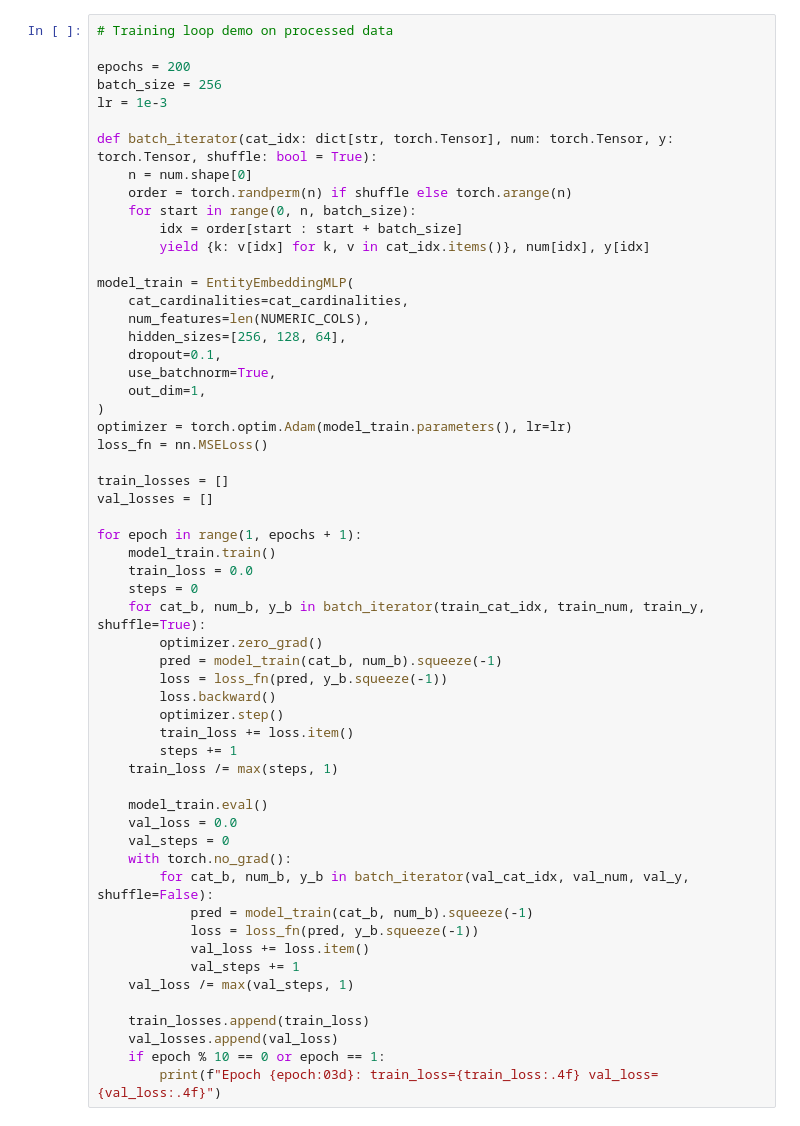
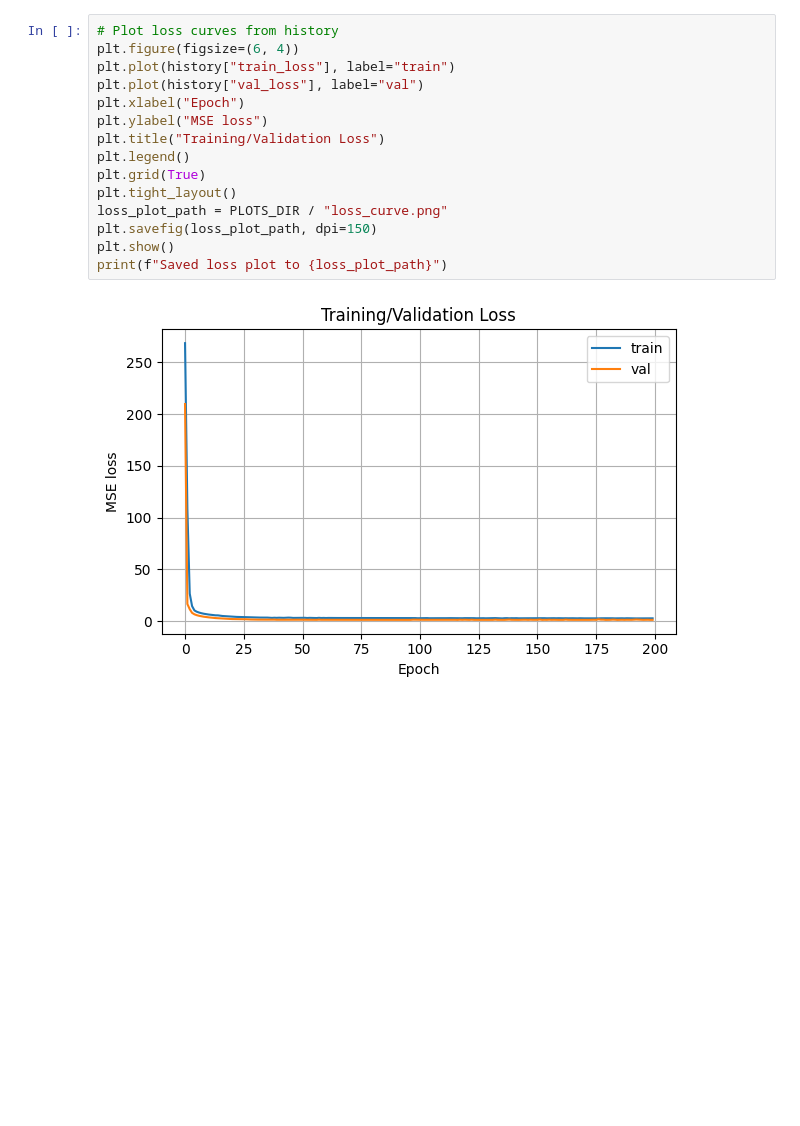
Before and after one commit to yuvaldreizin/RateAhead, a Jupyter notebook: notebooks/03_baseline_model.ipynb, the cells around one changed output. Saved outputs shown, nothing was run; the diff lists cells and outputs as text; blank space fills up the shorter version.

```diff
--- a/notebooks/03_baseline_model.ipynb
+++ b/notebooks/03_baseline_model.ipynb
@@ -196,58 +147,17 @@ Real-data forward output shape: torch.Size([32, 1])
 # %%
-# Training loop demo on processed data
-
-epochs = 200
-batch_size = 256
-lr = 1e-3
-
-def batch_iterator(cat_idx: dict[str, torch.Tensor], num: torch.Tensor, y: torch.Tensor, shuffle: bool = True):
-    n = num.shape[0]
-    order = torch.randperm(n) if shuffle else torch.arange(n)
-    for start in range(0, n, batch_size):
-        idx = order[start : start + batch_size]
-        yield {k: v[idx] for k, v in cat_idx.items()}, num[idx], y[idx]
-
-model_train = EntityEmbeddingMLP(
-    cat_cardinalities=cat_cardinalities,
-    num_features=len(NUMERIC_COLS),
-    hidden_sizes=[256, 128, 64],
-    dropout=0.1,
-    use_batchnorm=True,
-    out_dim=1,
-)
-optimizer = torch.optim.Adam(model_train.parameters(), lr=lr)
-loss_fn = nn.MSELoss()
-
-train_losses = []
-val_losses = []
-
-for epoch in range(1, epochs + 1):
-    model_train.train()
-    train_loss = 0.0
-    steps = 0
-    for cat_b, num_b, y_b in batch_iterator(train_cat_idx, train_num, train_y, shuffle=True):
-        optimizer.zero_grad()
-        pred = model_train(cat_b, num_b).squeeze(-1)
-        loss = loss_fn(pred, y_b.squeeze(-1))
-        loss.backward()
-        optimizer.step()
-        train_loss += loss.item()
-        steps += 1
-    train_loss /= max(steps, 1)
-
-    model_train.eval()
-    val_loss = 0.0
-    val_steps = 0
-    with torch.no_grad():
-        for cat_b, num_b, y_b in batch_iterator(val_cat_idx, val_num, val_y, shuffle=False):
-            pred = model_train(cat_b, num_b).squeeze(-1)
-            loss = loss_fn(pred, y_b.squeeze(-1))
-            val_loss += loss.item()
-            val_steps += 1
-    val_loss /= max(val_steps, 1)
-
-    train_losses.append(train_loss)
-    val_losses.append(val_loss)
-    if epoch % 10 == 0 or epoch == 1:
-        print(f"Epoch {epoch:03d}: train_loss={train_loss:.4f} val_loss={val_loss:.4f}")
+# Plot loss curves from history
+plt.figure(figsize=(6, 4))
+plt.plot(history["train_loss"], label="train")
+plt.plot(history["val_loss"], label="val")
+plt.xlabel("Epoch")
+plt.ylabel("MSE loss")
+plt.title("Training/Validation Loss")
+plt.legend()
+plt.grid(True)
+plt.tight_layout()
+loss_plot_path = PLOTS_DIR / "loss_curve.png"
+plt.savefig(loss_plot_path, dpi=150)
+plt.show()
+print(f"Saved loss plot to {loss_plot_path}")
 # %% [output]
+[figure, added]
```
Also changed, not shown: parts of 9 cells of this notebook, 21 other files.
